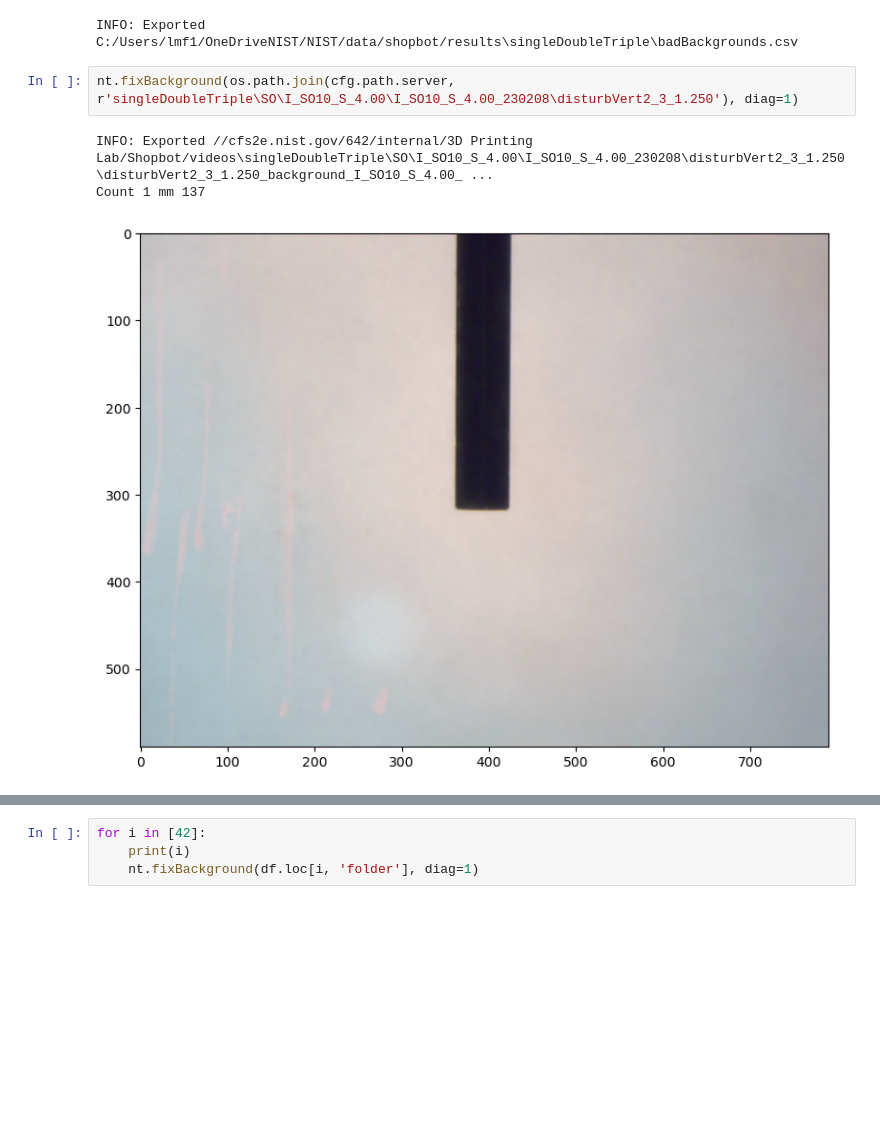
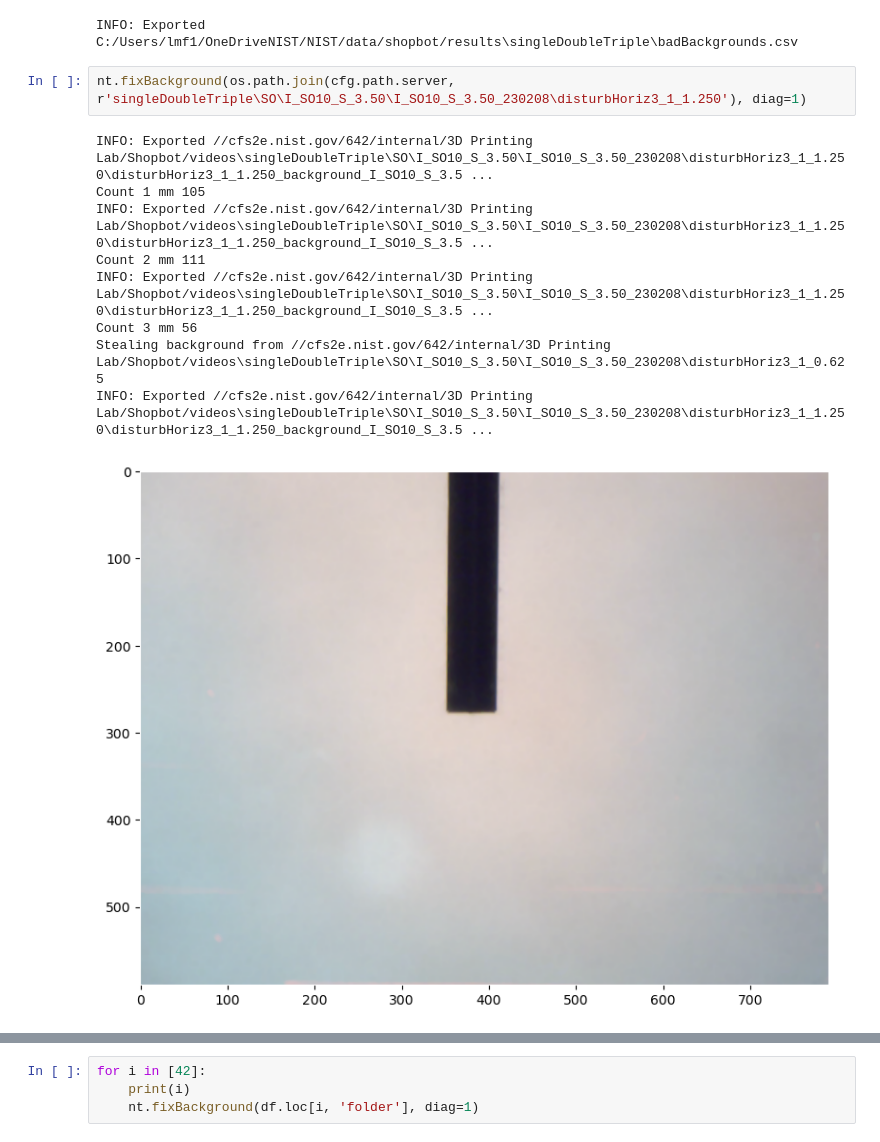
Before and after one commit to usnistgov/embedded3DPvids, a Jupyter notebook: ipynb/singleDoubleTriple/3_nozzle_detect.ipynb, the cells around one changed output, grey strips where cells are left out. Drawn from its saved outputs; the diff is of its cells as text; blank space fills up the shorter version.

```diff
--- a/ipynb/singleDoubleTriple/3_nozzle_detect.ipynb
+++ b/ipynb/singleDoubleTriple/3_nozzle_detect.ipynb
@@ -34,8 +34,14 @@ df = nt.findBadBackgrounds(os.path.join(cfg.path.server, 'singleDoubleTriple'),
 # %% [output]
 INFO: Exported C:/Users/lmf1/OneDriveNIST/NIST/data/shopbot/results\singleDoubleTriple\badBackgrounds.csv
 # %%
-nt.fixBackground(os.path.join(cfg.path.server, r'singleDoubleTriple\SO\I_SO10_S_4.00\I_SO10_S_4.00_230208\disturbVert2_3_1.250'), diag=1)
+nt.fixBackground(os.path.join(cfg.path.server, r'singleDoubleTriple\SO\I_SO10_S_3.50\I_SO10_S_3.50_230208\disturbHoriz3_1_1.250'), diag=1)
 # %% [output]
-INFO: Exported //cfs2e.nist.gov/642/internal/3D Printing Lab/Shopbot/videos\singleDoubleTriple\SO\I_SO10_S_4.00\I_SO10_S_4.00_230208\disturbVert2_3_1.250\disturbVert2_3_1.250_background_I_SO10_S_4.00_ ...
-Count 1 mm 137
+INFO: Exported //cfs2e.nist.gov/642/internal/3D Printing Lab/Shopbot/videos\singleDoubleTriple\SO\I_SO10_S_3.50\I_SO10_S_3.50_230208\disturbHoriz3_1_1.250\disturbHoriz3_1_1.250_background_I_SO10_S_3.5 ...
+Count 1 mm 105
+INFO: Exported //cfs2e.nist.gov/642/internal/3D Printing Lab/Shopbot/videos\singleDoubleTriple\SO\I_SO10_S_3.50\I_SO10_S_3.50_230208\disturbHoriz3_1_1.250\disturbHoriz3_1_1.250_background_I_SO10_S_3.5 ...
+Count 2 mm 111
+INFO: Exported //cfs2e.nist.gov/642/internal/3D Printing Lab/Shopbot/videos\singleDoubleTriple\SO\I_SO10_S_3.50\I_SO10_S_3.50_230208\disturbHoriz3_1_1.250\disturbHoriz3_1_1.250_background_I_SO10_S_3.5 ...
+Count 3 mm 56
+Stealing background from //cfs2e.nist.gov/642/internal/3D Printing Lab/Shopbot/videos\singleDoubleTriple\SO\I_SO10_S_3.50\I_SO10_S_3.50_230208\disturbHoriz3_1_0.625
+INFO: Exported //cfs2e.nist.gov/642/internal/3D Printing Lab/Shopbot/videos\singleDoubleTriple\SO\I_SO10_S_3.50\I_SO10_S_3.50_230208\disturbHoriz3_1_1.250\disturbHoriz3_1_1.250_background_I_SO10_S_3.5 ...
-[figure, old version]
+[figure, new version]
```
Also changed, not shown: parts of 3 cells of this notebook, 52 other files.
